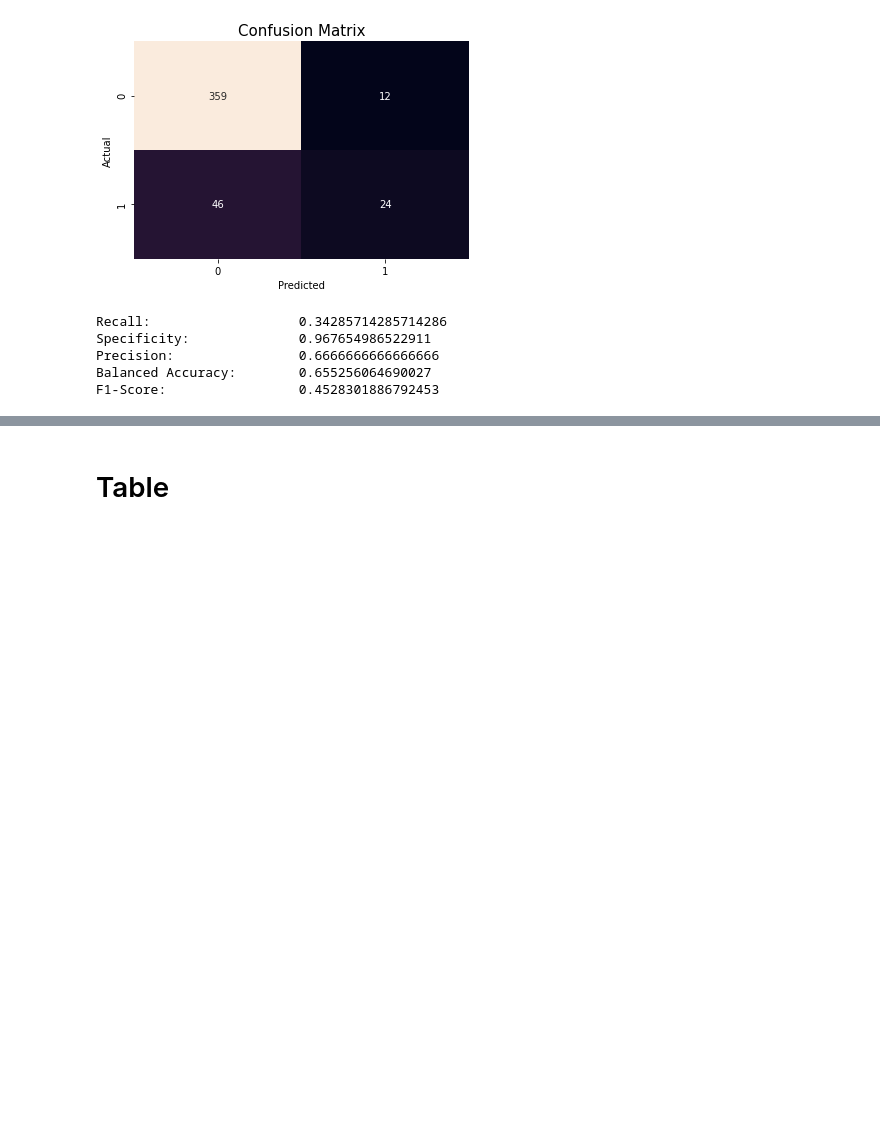
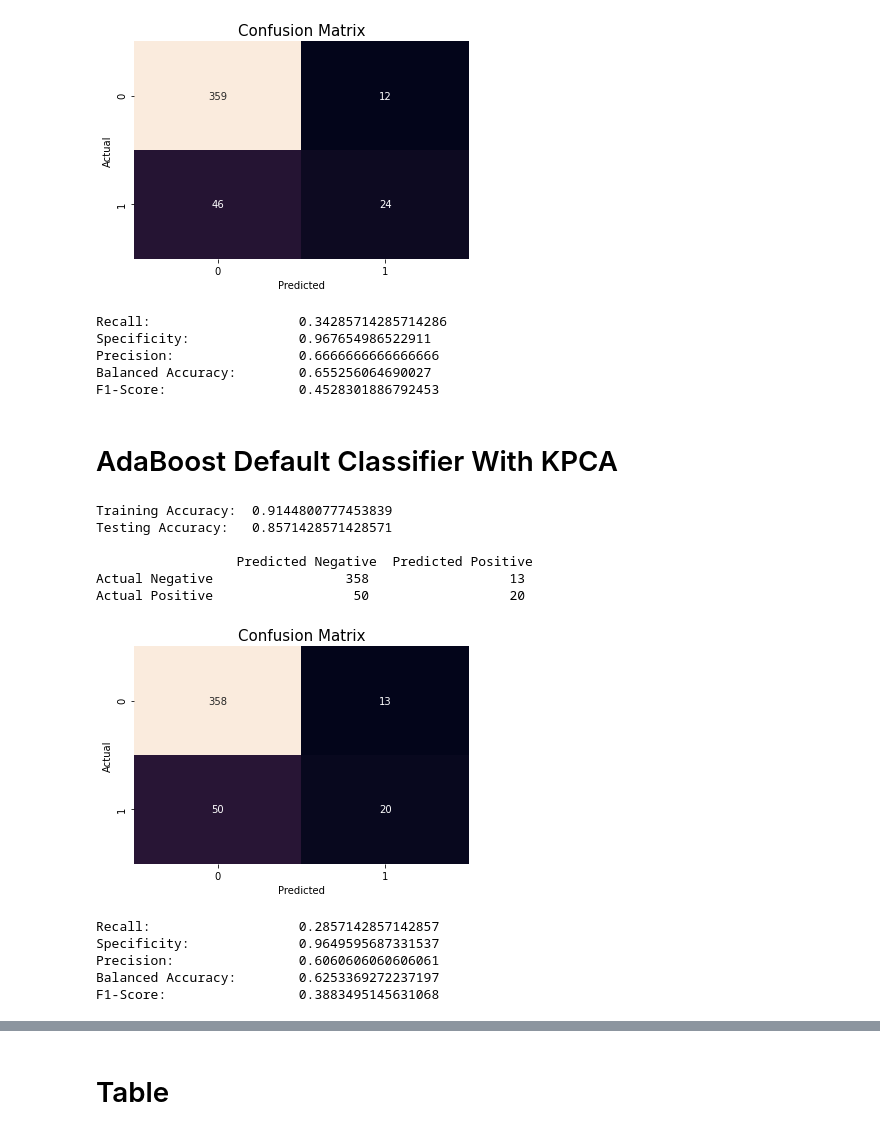
Before and after one commit to JoelQFernandez/DSC-540---Advanced-Machine-Learning---Final-Project, a Jupyter notebook: Final Project 03.6 AdaBoost.ipynb, the cells around one changed output, grey strips where cells are left out. Drawn from its saved outputs; the diff is of its cells as text; code cells hidden in the pictures; blank space fills up the shorter version.

```diff
--- a/Final Project 03.6 AdaBoost.ipynb
+++ b/Final Project 03.6 AdaBoost.ipynb
@@ -133,6 +133,8 @@ X = pd.read_csv('./Data/HR_Employee.csv')
 y = pd.read_csv('./Data/Attrition.csv')
 # Read PCA_HR_Employee.csv
 PCA_X = pd.read_csv('./Data/PCA_HR_Employee.csv')
+# Read KPCA_HR_Employee.csv
+KPCA_X = pd.read_csv('./Data/KPCA_HR_Employee.csv')
 # %% [markdown]
 ### Train Test Split.
 # %%
@@ -141,6 +143,9 @@ X_train, X_test, y_train, y_test = train_test_split(X, y, test_size=0.30, random
 
 # Train Test Split for PCA
 PCA_X_train, PCA_X_test, PCA_y_train, PCA_y_test = train_test_split(PCA_X, y, test_size=0.30, random_state=2020)
+
+# Train Test Split for KPCA
+KPCA_X_train, KPCA_X_test, KPCA_y_train, KPCA_y_test = train_test_split(KPCA_X, y, test_size=0.30, random_state=2020)
 # %% [markdown]
 ### Initialize Table
 # %%
@@ -307,3 +312,36 @@ Specificity:              0.967654986522911
 Precision:                0.6666666666666666
 Balanced Accuracy:        0.655256064690027
 F1-Score:                 0.4528301886792453
+# %% [markdown]
+# AdaBoost Default Classifier With KPCA
+# %%
+# Fit Model to Default Classifier
+clf = AdaBoostClassifier().fit(KPCA_X_train, KPCA_y_train.values.ravel())
+
+# Calcualate Training and Testing Accuracy
+testing_accuracy, y_test_pred = modelAccuracy(clf,  KPCA_X_train, KPCA_X_test)
+
+# Print Confusion Matrix
+cm = confusionMatrix(KPCA_y_test, y_test_pred)
+
+# Heat Map
+heatMap(KPCA_y_test, y_test_pred)
+
+# Print Metrics
+recall, specificity, precision, balanced_accuracy, F1 = metrics(cm, KPCA_y_test, y_test_pred)
+
+# Populate Table
+Table['AdaBoost Default Classifier With KPCA'] = ['AdaBoostClassifier()', testing_accuracy, recall, specificity, precision, balanced_accuracy, F1]
+# %% [output]
+Training Accuracy:  0.9144800777453839
+Testing Accuracy:   0.8571428571428571
+
+                  Predicted Negative  Predicted Positive
+Actual Negative                 358                  13
+Actual Positive                  50                  20
+[figure, added]
+Recall:                   0.2857142857142857
+Specificity:              0.9649595687331537
+Precision:                0.6060606060606061
+Balanced Accuracy:        0.6253369272237197
+F1-Score:                 0.3883495145631068
```
Also changed, not shown: parts of 3 cells of this notebook.
